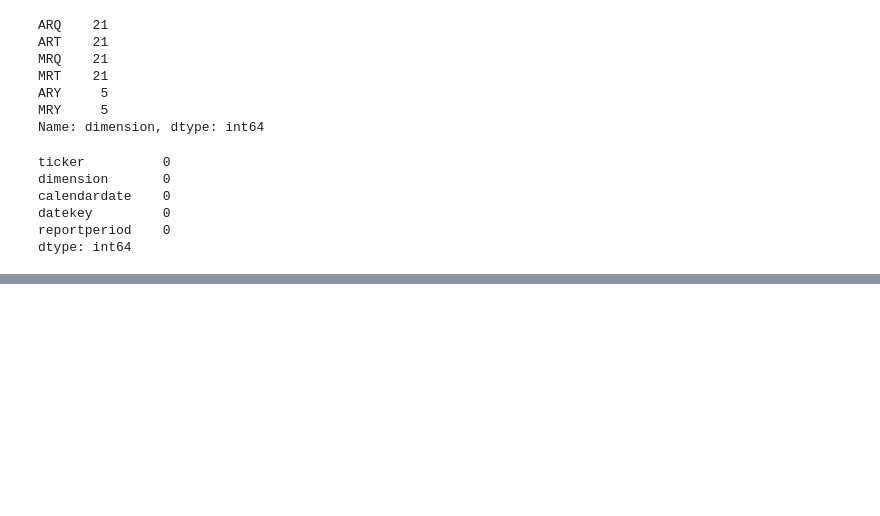
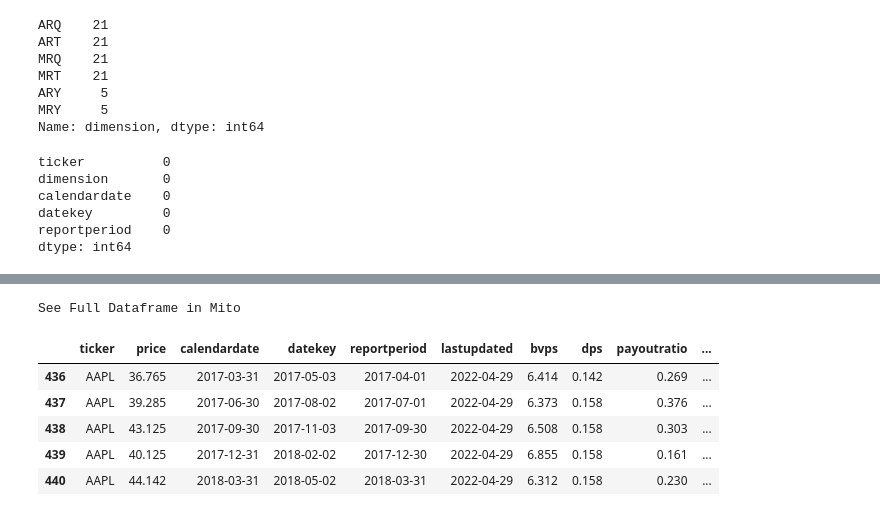
Before and after one commit to bme3412/Python, a Jupyter notebook: quandl/Quandl.ipynb, the cells around one changed output, grey strips where cells are left out. Saved outputs shown, nothing was run; the diff lists cells and outputs as text; code cells hidden in the pictures; blank space fills up the shorter version.

```diff
--- a/quandl/Quandl.ipynb
+++ b/quandl/Quandl.ipynb
@@ -224,0 +289,11 @@ dtype: int64
+# %%
+AAPL_pershare_df = AAPL_financials[per_share_df]
+AAPL_pershare_df.head()
+# %% [output]
+See Full Dataframe in Mito
+|  | ticker | price | calendardate | datekey | reportperiod | lastupdated | bvps | dps | payoutratio | ... |
+| 436 | AAPL | 36.765 | 2017-03-31 | 2017-05-03 | 2017-04-01 | 2022-04-29 | 6.414 | 0.142 | 0.269 | ... |
+| 437 | AAPL | 39.285 | 2017-06-30 | 2017-08-02 | 2017-07-01 | 2022-04-29 | 6.373 | 0.158 | 0.376 | ... |
+| 438 | AAPL | 43.125 | 2017-09-30 | 2017-11-03 | 2017-09-30 | 2022-04-29 | 6.508 | 0.158 | 0.303 | ... |
+| 439 | AAPL | 40.125 | 2017-12-31 | 2018-02-02 | 2017-12-30 | 2022-04-29 | 6.855 | 0.158 | 0.161 | ... |
+| 440 | AAPL | 44.142 | 2018-03-31 | 2018-05-02 | 2018-03-31 | 2022-04-29 | 6.312 | 0.158 | 0.230 | ... |
```
Also changed, not shown: parts of 10 cells of this notebook.
